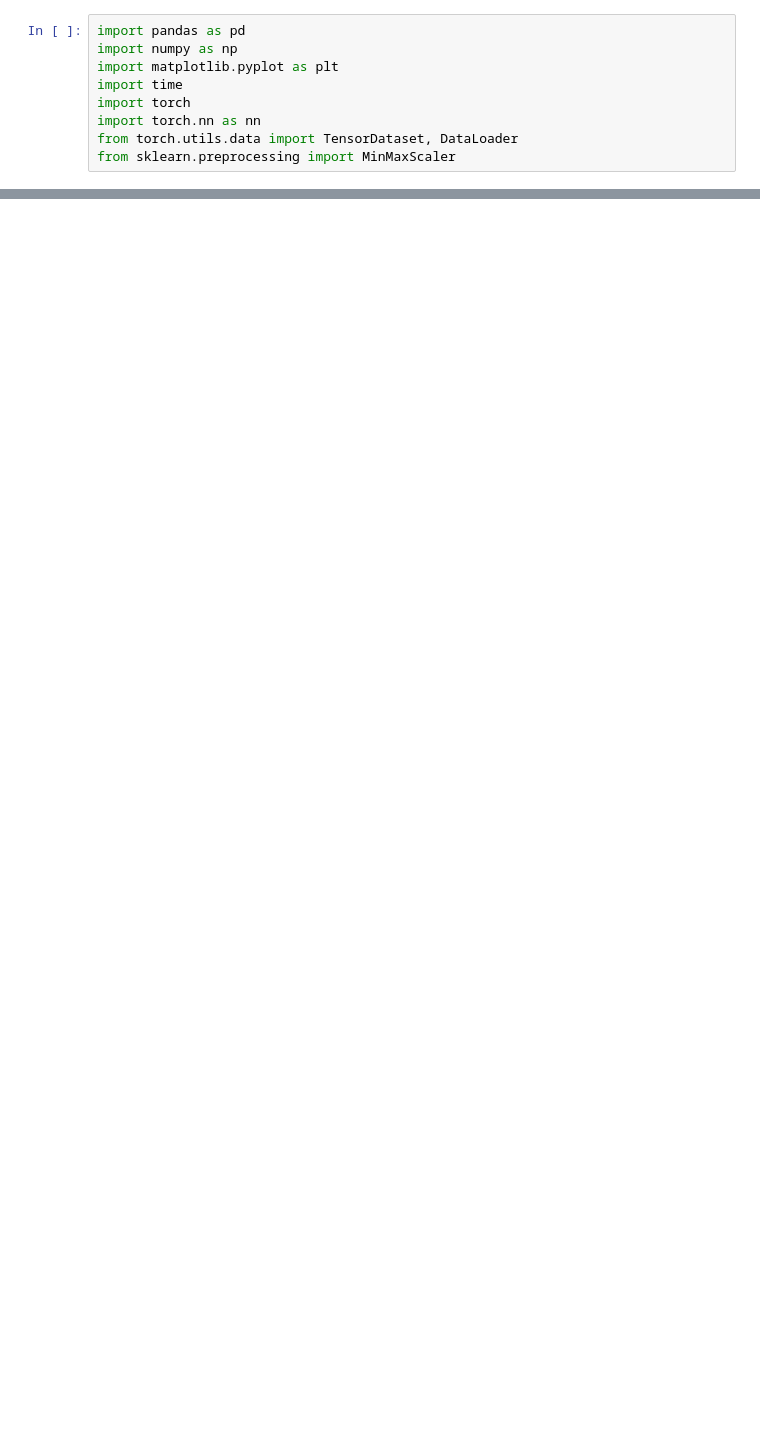
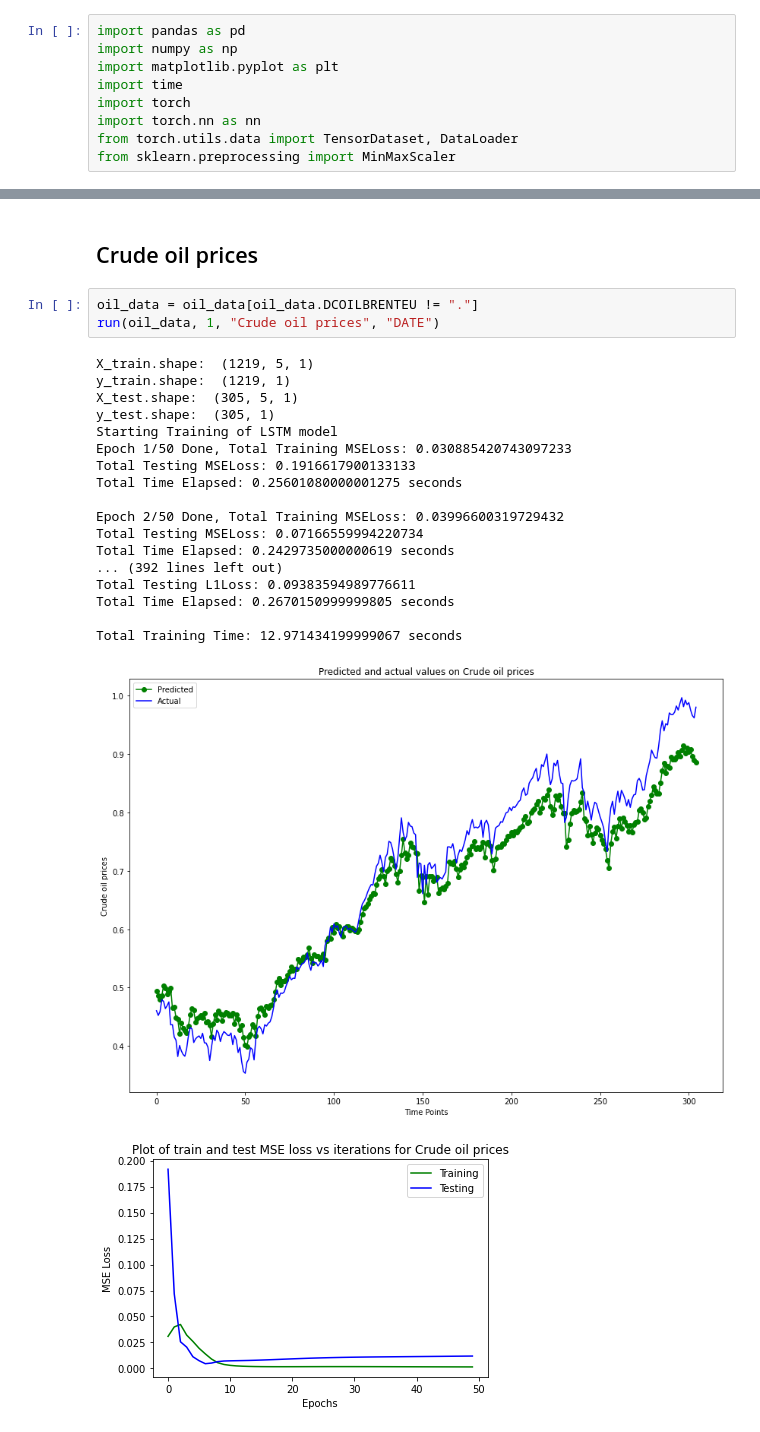
Before and after one commit to goodudetheboy/TimeSeriesWithNN, a Jupyter notebook: src/model/biRNN.ipynb, the cells around one changed output, grey strips where cells are left out. Cells and saved outputs as stored; diff of their text form; blank space fills up the shorter version.

```diff
--- a/src/model/biRNN.ipynb
+++ b/src/model/biRNN.ipynb
@@ -295,0 +350,25 @@ plt.legend()
+# %% [markdown]
+## Crude oil prices
+# %%
+oil_data = oil_data[oil_data.DCOILBRENTEU != "."]
+run(oil_data, 1, "Crude oil prices", "DATE")
+# %% [output]
+X_train.shape:  (1219, 5, 1)
+y_train.shape:  (1219, 1)
+X_test.shape:  (305, 5, 1)
+y_test.shape:  (305, 1)
+Starting Training of LSTM model
+Epoch 1/50 Done, Total Training MSELoss: 0.030885420743097233
+Total Testing MSELoss: 0.1916617900133133
+Total Time Elapsed: 0.25601080000001275 seconds
+
+Epoch 2/50 Done, Total Training MSELoss: 0.03996600319729432
+Total Testing MSELoss: 0.07166559994220734
+Total Time Elapsed: 0.2429735000000619 seconds
+... (392 lines left out)
+Total Testing L1Loss: 0.09383594989776611
+Total Time Elapsed: 0.2670150999999805 seconds
+
+Total Training Time: 12.971434199999067 seconds
+[figure, added]
+[figure, added]
```
Also changed, not shown: parts of 23 cells of this notebook.
